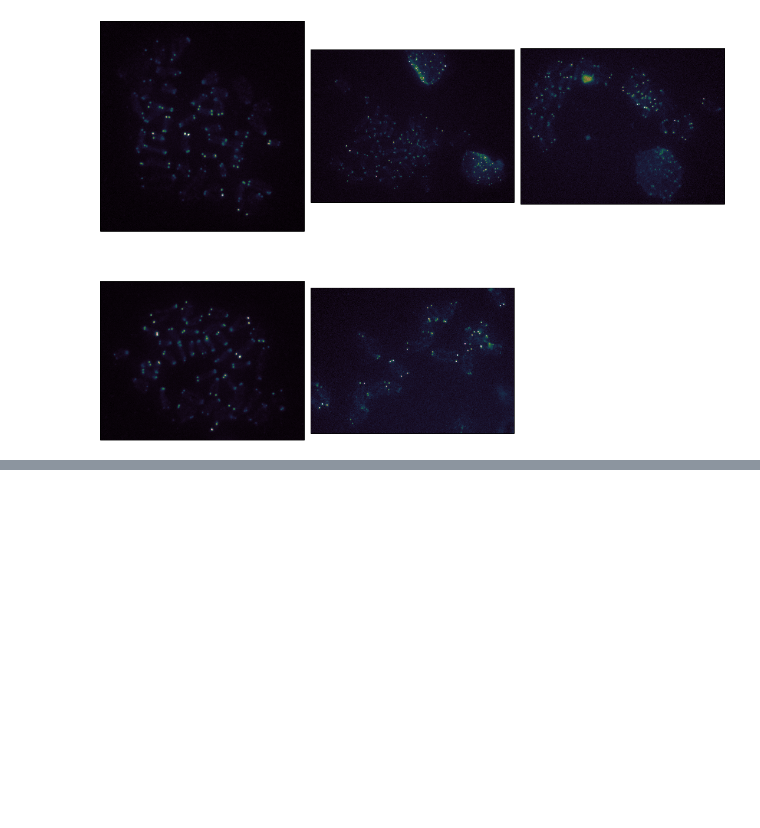
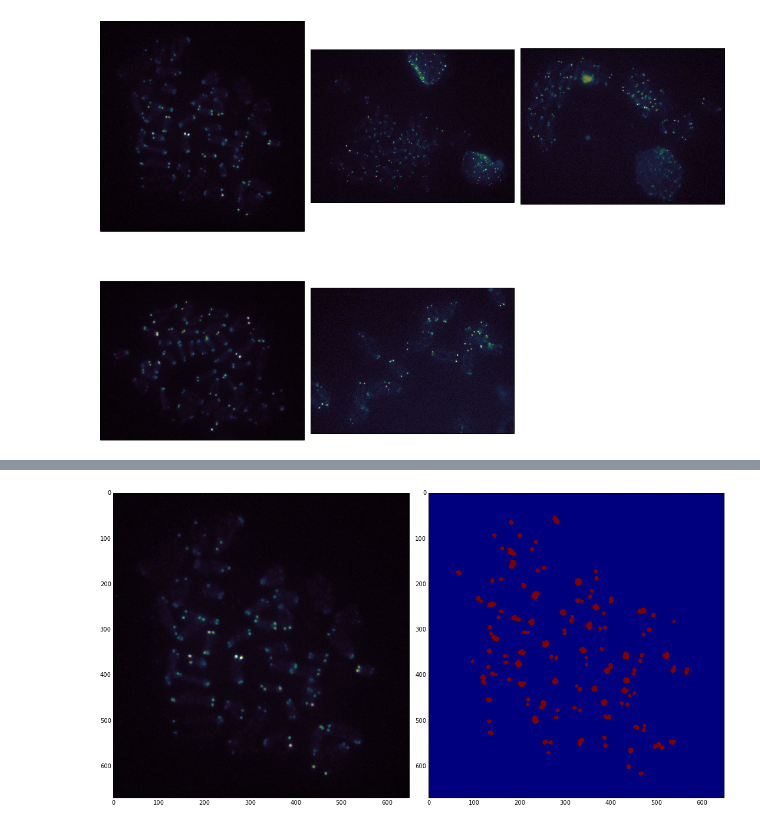
Before and after one commit to jni/notebooks, a Jupyter notebook: Quantifying telomeric protein.ipynb, the cells around one changed output, grey strips where cells are left out. Cells and saved outputs as stored; diff of their text form; code cells hidden in the pictures; blank space fills up the shorter version.

```diff
--- a/Quantifying telomeric protein.ipynb
+++ b/Quantifying telomeric protein.ipynb
@@ -70,0 +77,8 @@ imshow_grid(telomeres)
+# %%
+subplot(121)
+imshow(telomeres[0], cmap=cm.cubehelix, interpolation='nearest')
+subplot(122)
+imshow(telomeres_threshold_adapt[0], interpolation='nearest')
+tight_layout()
+# %% [output]
+[figure, added]
```
Also changed, not shown: parts of 8 cells of this notebook.
